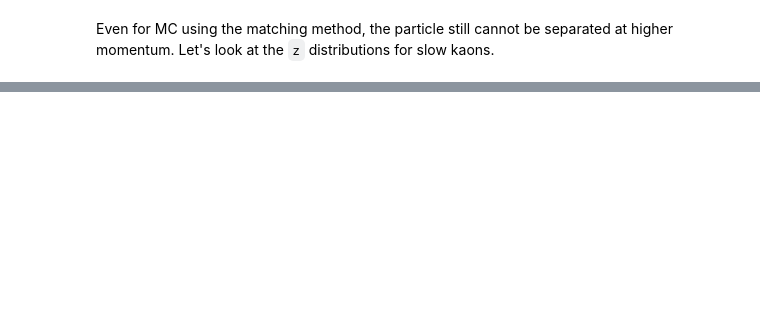
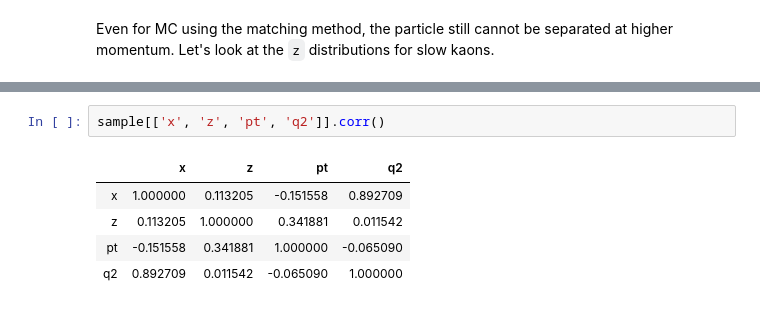
Before and after one commit to dmriser/python-analysis, a Jupyter notebook: kaon-bsa/compare-data-mc.ipynb, the cells around one changed output, grey strips where cells are left out. Drawn from its saved outputs; the diff is of its cells as text; blank space fills up the shorter version.

```diff
--- a/kaon-bsa/compare-data-mc.ipynb
+++ b/kaon-bsa/compare-data-mc.ipynb
@@ -256,0 +304,8 @@ plt.plot(np.linspace(0.1,4.5,100),
+# %%
+sample[['x', 'z', 'pt', 'q2']].corr()
+# %% [output]
+|  | x | z | pt | q2 |
+| x | 1.000000 | 0.113205 | -0.151558 | 0.892709 |
+| z | 0.113205 | 1.000000 | 0.341881 | 0.011542 |
+| pt | -0.151558 | 0.341881 | 1.000000 | -0.065090 |
+| q2 | 0.892709 | 0.011542 | -0.065090 | 1.000000 |
```
Also changed, not shown: parts of 15 cells of this notebook, 10 other files.
